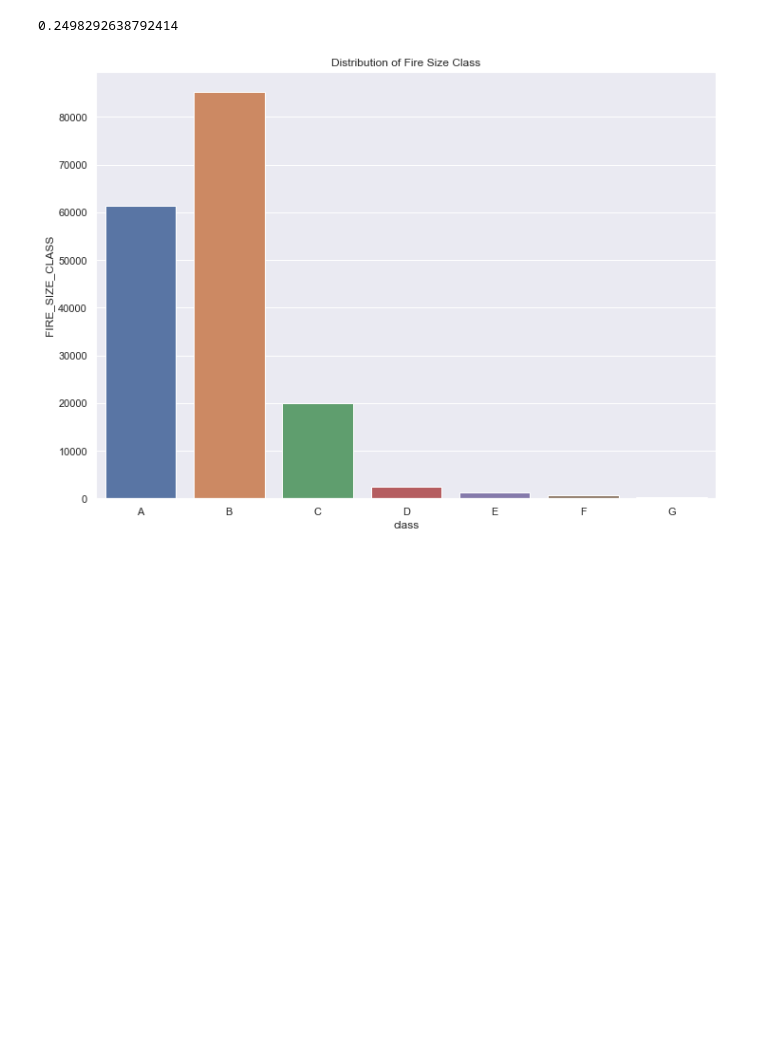
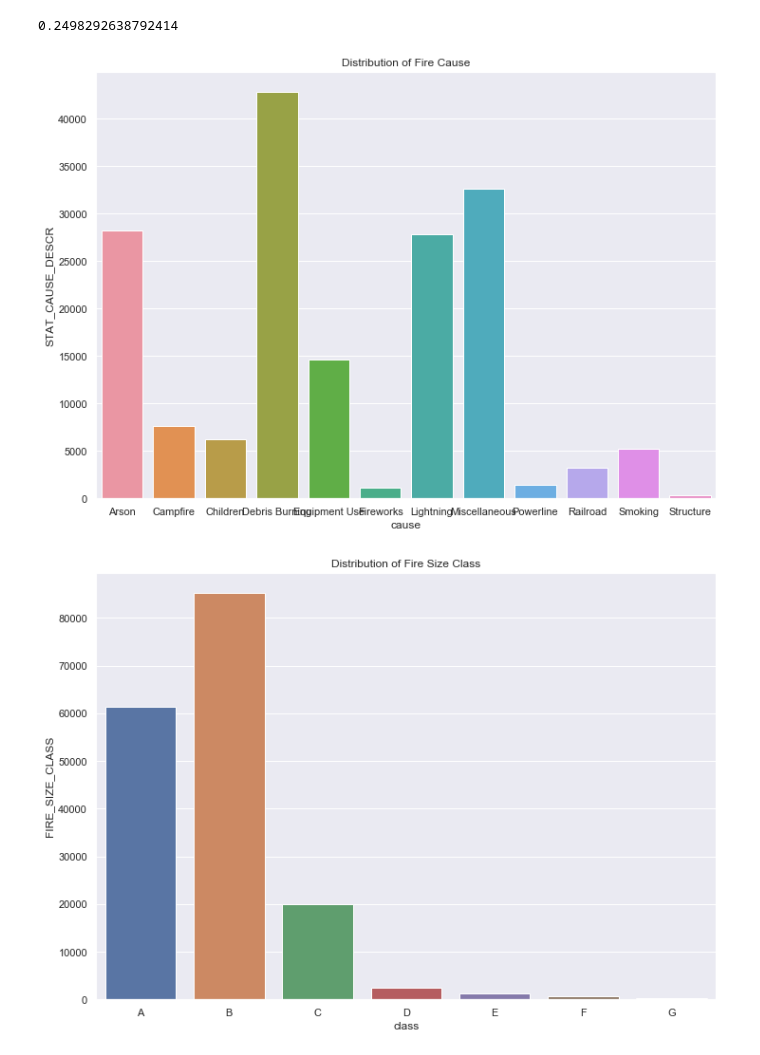
Before and after one commit to carterportwood/Wildfires_ML_Project, a Jupyter notebook: 208 Project.ipynb, the cells around one changed output. Saved outputs shown, nothing was run; the diff lists cells and outputs as text; code cells hidden in the pictures; blank space fills up the shorter version.

```diff
--- a/208 Project.ipynb
+++ b/208 Project.ipynb
@@ -105,6 +106,13 @@ dtype: float64
 print(fires["STAT_CAUSE_DESCR"].value_counts()[0]/len(fires))
 # %% [output]
 0.2498292638792414
+# %%
+fire_cause_dist = pd.DataFrame(fires["STAT_CAUSE_DESCR"].value_counts()).sort_index()
+fire_cause_dist["cause"] = fire_cause_dist.index
+_=sns.barplot(data=fire_cause_dist, x="cause", y="STAT_CAUSE_DESCR")
+_=plt.title("Distribution of Fire Cause")
+# %% [output]
+[figure, added]
 # %%
 fire_size_dist = pd.DataFrame(fires["FIRE_SIZE_CLASS"].value_counts()).sort_index()
 fire_size_dist["class"] = fire_size_dist.index
```
Also changed, not shown: parts of 9 cells of this notebook.
